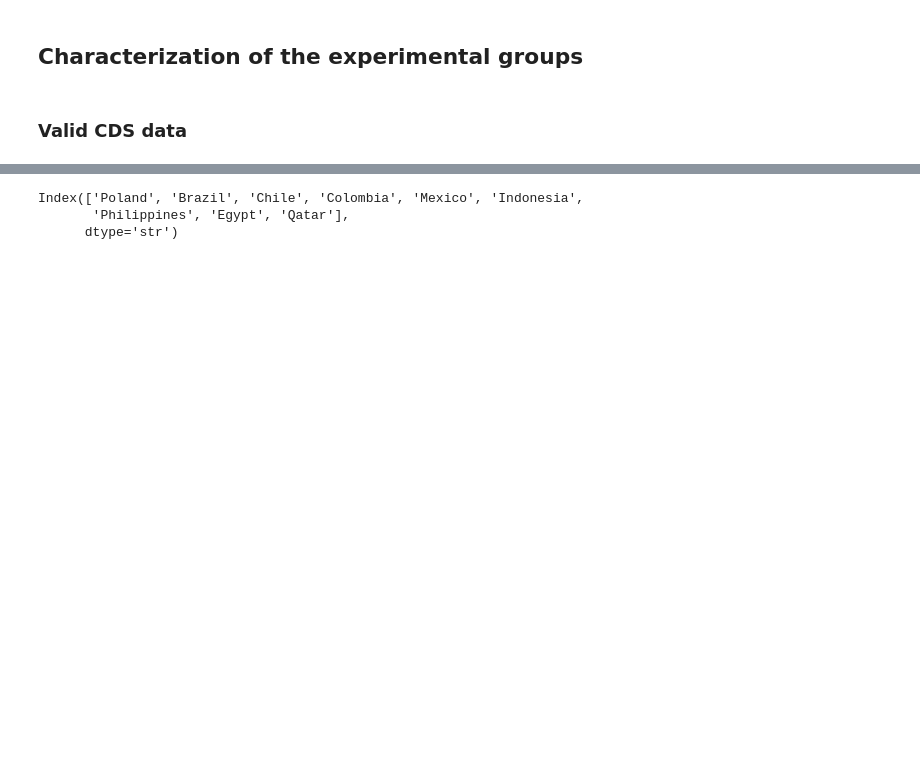
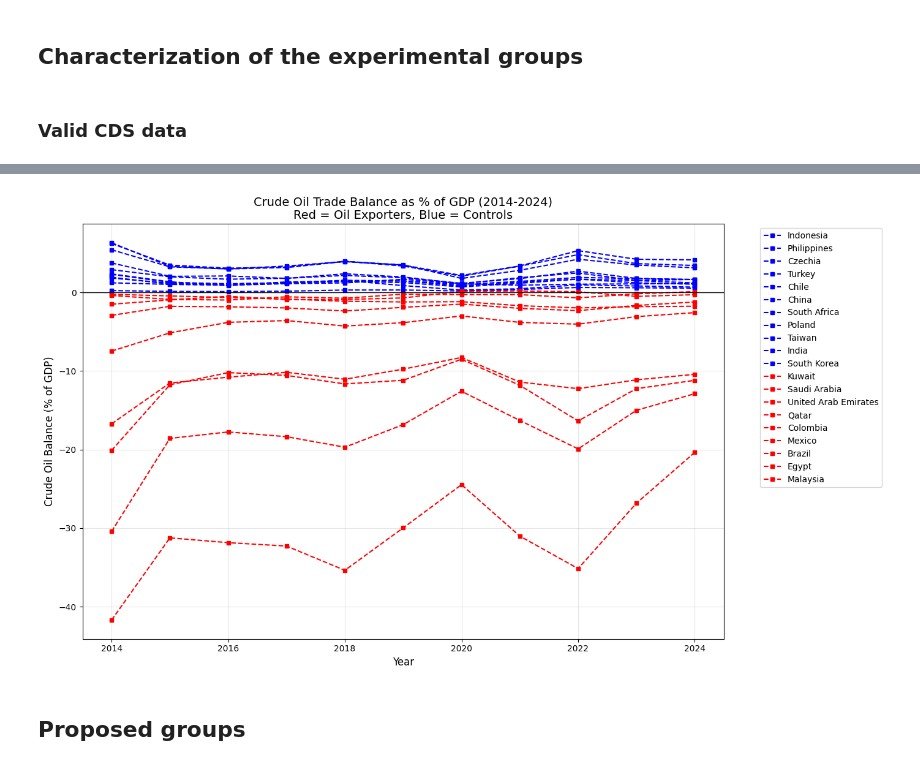
Before and after one commit to juanfp02/commodities_and_sovereigns, a Jupyter notebook: 01_Experiment_Groups.ipynb, the cells around one changed output, grey strips where cells are left out. Drawn from its saved outputs; the diff is of its cells as text; code cells hidden in the pictures; blank space fills up the shorter version.

```diff
--- a/01_Experiment_Groups.ipynb
+++ b/01_Experiment_Groups.ipynb
@@ -206,0 +129,20 @@ ValueError: invalid literal for int() with base 10: 'COUNTRY'
+# %%
+# -----------------------------------------------------------------------------
+# PREPARE GDP (map country names and convert to billions)
+# -----------------------------------------------------------------------------
+
+#Filter selected columns
+gdp_filtered = gdp_wide.drop(columns=['FREQUENCY','SCALE'])
+
+#Set index
+gdp_filtered.set_index('COUNTRY',inplace=True)
+
+# Filter to selected countries
+gdp_filtered = gdp_filtered.loc[gdp_filtered.index.isin(MSCI_EM_constituent_list)]
+
+# Transpose: index = years, columns = countries
+gdp_transposed = gdp_filtered.T
+gdp_transposed.index = gdp_transposed.index.astype(int)
+
+#gdp_transposed
+gdp_transposed
@@ -207,6 +218,39 @@ ValueError: invalid literal for int() with base 10: 'COUNTRY'
+# %%
+# -----------------------------------------------------------------------------
+# PLOT
+# -----------------------------------------------------------------------------
+
+oil_exporters = ['Kuwait','Saudi Arabia', 'United Arab Emirates','Qatar','Colombia','Mexico','Brazil','Egypt','Malaysia']
+controls = ['Indonesia','Philippines','Czechia','Turkey','Chile','China','South Africa',
+            'Poland','Taiwan','India','South Korea','Tailand']
+
+oil_balance_plot = oil_balance_pct_gdp.loc[start_year:end_year]
+
+fig, ax = plt.subplots(figsize=(14, 8))
+
+for country in controls:
+    if country in oil_balance_plot.columns:
+        ax.plot(oil_balance_plot.index, oil_balance_plot[country],
+                's--', color='blue', linewidth=1.5, markersize=4, label=country)
+
+for country in oil_exporters:
+    if country in oil_balance_plot.columns:
+        ax.plot(oil_balance_plot.index, oil_balance_plot[country],
+                's--', color='red', linewidth=1.5, markersize=4, label=country)
+
+ax.axhline(y=0, color='black', linestyle='-', linewidth=1)
+ax.set_xlabel('Year', fontsize=12)
+ax.set_ylabel('Crude Oil Balance (% of GDP)', fontsize=12)
+ax.set_title(f'Crude Oil Trade Balance as % of GDP ({start_year}-{end_year})\nRed = Oil Exporters, Blue = Controls', fontsize=14)
+ax.legend(bbox_to_anchor=(1.05, 1), loc='upper left')
+ax.grid(True, alpha=0.3)
+
+plt.tight_layout()
+plt.show()
+# %% [output]
+[figure, added]
+# %% [markdown]
+## Proposed groups
 # %%
-common_countries
+oil_exporters = ['Saudi Arabia', 'United Arab Emirates','Qatar','Colombia','Mexico','Brazil','Egypt','Malaysia']
+controls = ['Indonesia','Philippines','Turkey','Chile','China','South Africa','South Korea','Tailand']
-# %% [output]
-Index(['Poland', 'Brazil', 'Chile', 'Colombia', 'Mexico', 'Indonesia',
-       'Philippines', 'Egypt', 'Qatar'],
-      dtype='str')
```
Also changed, not shown: parts of 6 cells of this notebook, 13 other files.
